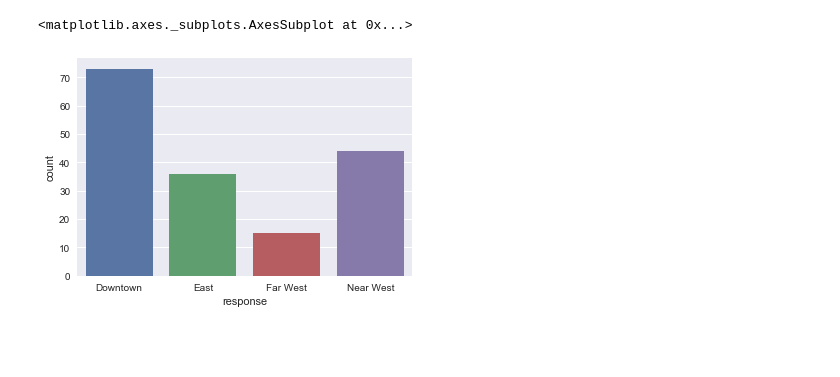
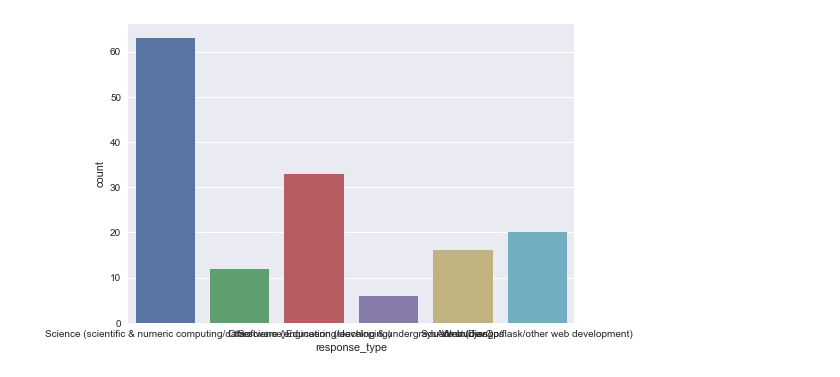
Before and after one commit to madison-python/new-meetup-survey, a Jupyter notebook: 3-visualizing-survey-results.ipynb, the cells around one changed output. Saved outputs shown, nothing was run; the diff lists cells and outputs as text; code cells hidden in the pictures; blank space fills up the shorter version.

Commit message:
Plots now reflect choices versus other

```diff
--- a/3-visualizing-survey-results.ipynb
+++ b/3-visualizing-survey-results.ipynb
@@ -29,9 +28,16 @@ questions.head()
 # %%
-def label_response_type(responses):
-    assert len(responses.index) == 1
-    question_id = responses.index[0]
-    choices = questions.ix[questions.id == question_id, 'choices']
-    responses['response_type'] = [x.response if x.response in choices else 'Other']
-    return responses
+def label_response_type(question_responses):
+    assert len(question_responses.question.unique()) == 1
+    question_id = question_responses.question.iloc[0]
+    choices = questions.ix[questions.id == question_id, 'choices'].tolist()[0]
+    response_types = []
+    for response in question_responses.response:
+        if response not in choices:
+            response = 'Other'
+        response_types.append(response)
+    question_responses['response_type'] = response_types
+    return question_responses
 
-responses = responses.groupby(index=True).apply(label_response_type)
+responses = pandas.read_csv('responses.csv')
+responses = responses.groupby('question').apply(label_response_type)
+responses.set_index('question', inplace=True)
@@ -38,2 +64,3 @@ responses = responses.groupby(index=True).apply(label_response_type)
 # %%
-seaborn.countplot(responses.ix['q0', 'response_type'])
+def countplot(question_id):
+    seaborn.countplot(responses.ix[question_id, 'response_type'])
@@ -103,5 +67,4 @@ seaborn.countplot(responses.ix['q12', 'response'])
-# %%
-seaborn.countplot(responses.ix['q13', 'response'])
-# %% [output]
-<matplotlib.axes._subplots.AxesSubplot at 0x...>
-[figure, removed]
+# %%
+countplot('q1')
+# %% [output]
+[figure, added]
```
Also changed, not shown: parts of 28 cells of this notebook.
